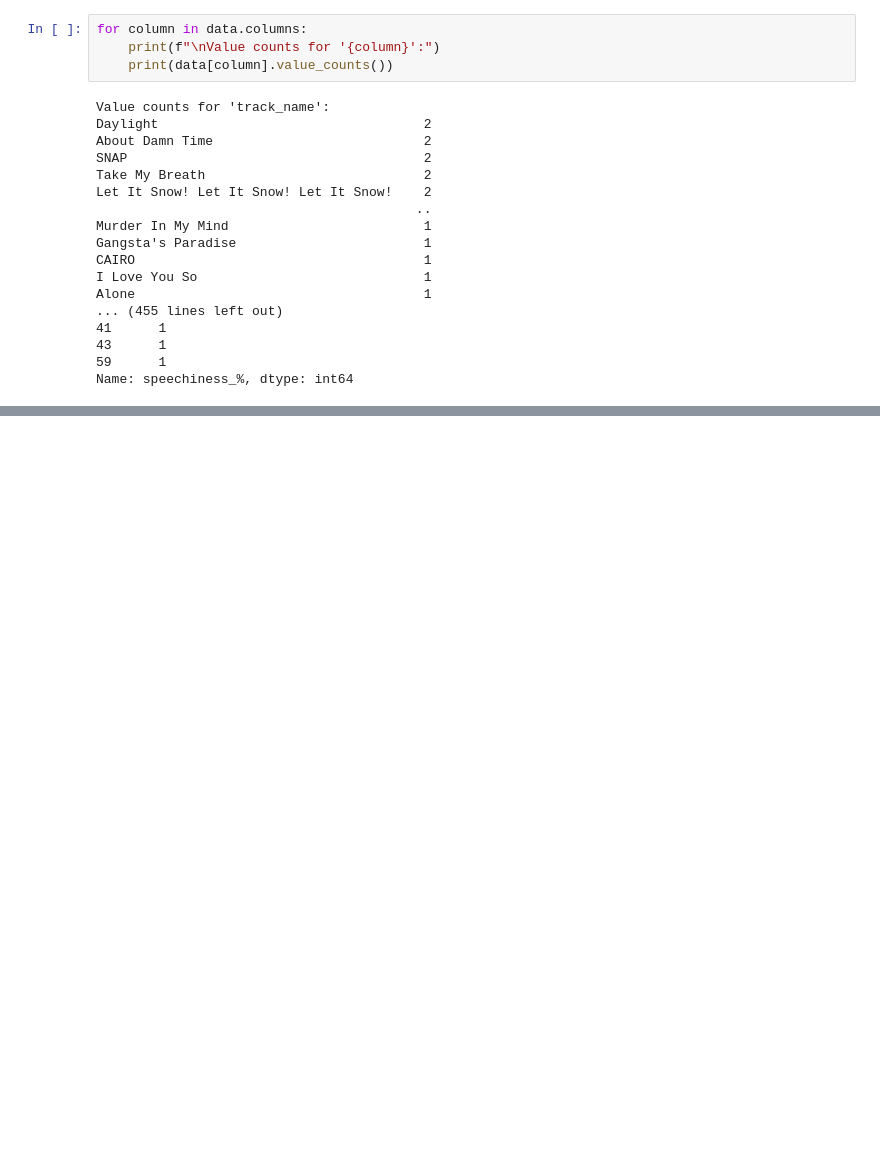
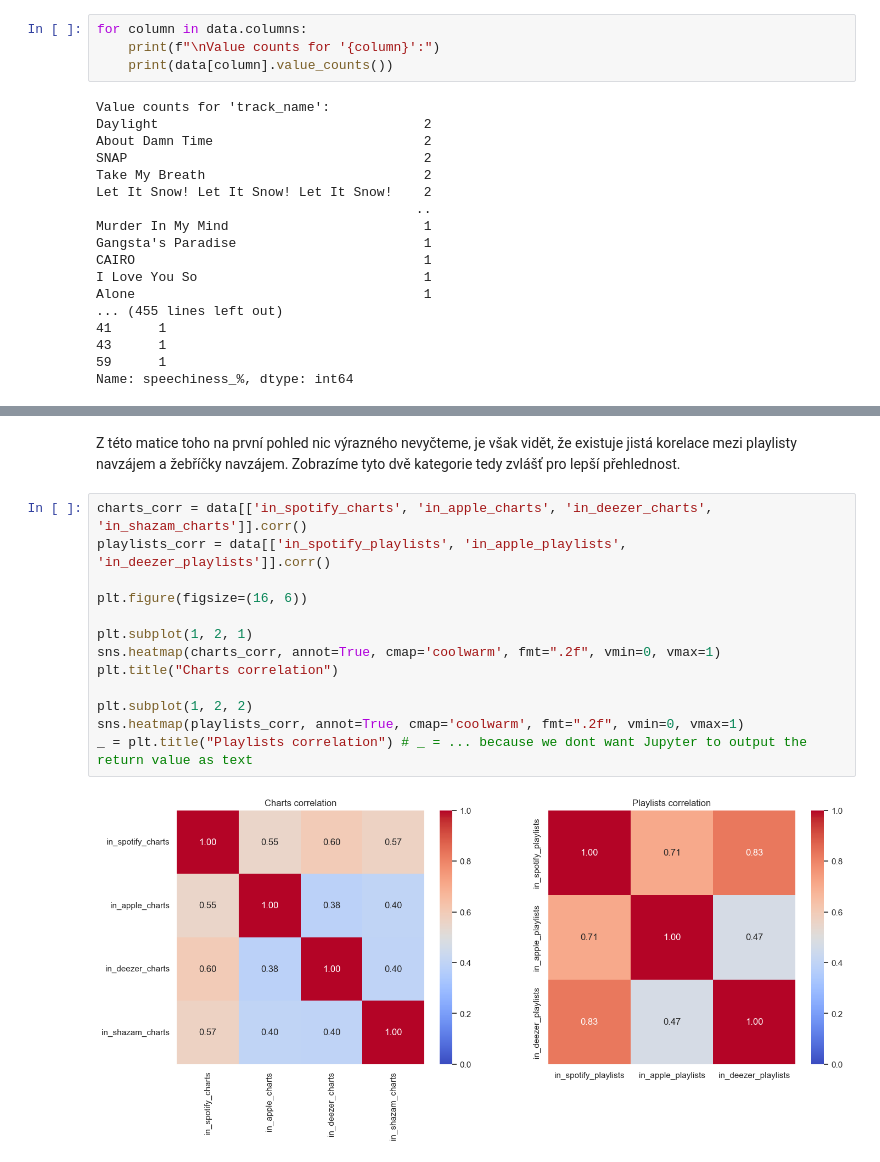
Before and after one commit to Filda99/FIT-UPA, a Jupyter notebook: proj2/proj2.ipynb, the cells around one changed output, grey strips where cells are left out. Drawn from its saved outputs; the diff is of its cells as text; blank space fills up the shorter version.

```diff
--- a/proj2/proj2.ipynb
+++ b/proj2/proj2.ipynb
@@ -448,0 +548,17 @@ Name: speechiness_%, dtype: int64
+# %% [markdown]
+Z této matice toho na první pohled nic výrazného nevyčteme, je však vidět, že existuje jistá korelace mezi playlisty navzájem a žebříčky navzájem. Zobrazíme tyto dvě kategorie tedy zvlášť pro lepší přehlednost.
+# %%
+charts_corr = data[['in_spotify_charts', 'in_apple_charts', 'in_deezer_charts', 'in_shazam_charts']].corr()
+playlists_corr = data[['in_spotify_playlists', 'in_apple_playlists', 'in_deezer_playlists']].corr()
+
+plt.figure(figsize=(16, 6))
+
+plt.subplot(1, 2, 1)
+sns.heatmap(charts_corr, annot=True, cmap='coolwarm', fmt=".2f", vmin=0, vmax=1)
+plt.title("Charts correlation")
+
+plt.subplot(1, 2, 2)
+sns.heatmap(playlists_corr, annot=True, cmap='coolwarm', fmt=".2f", vmin=0, vmax=1)
+_ = plt.title("Playlists correlation") # _ = ... because we dont want Jupyter to output the return value as text
+# %% [output]
+[figure, added]
```
Also changed, not shown: parts of 23 cells of this notebook.
